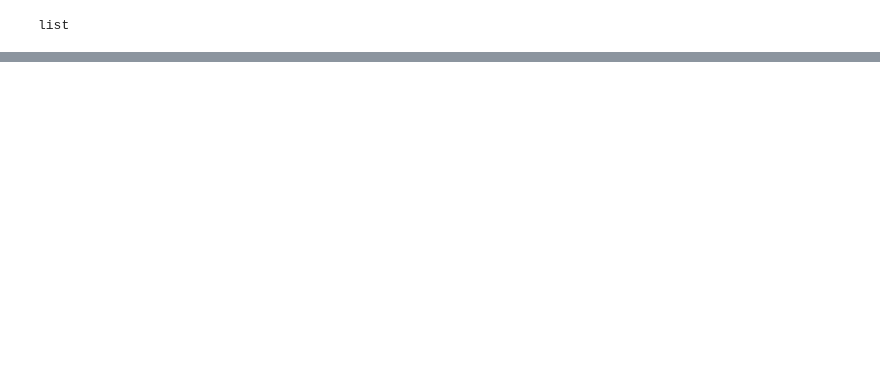
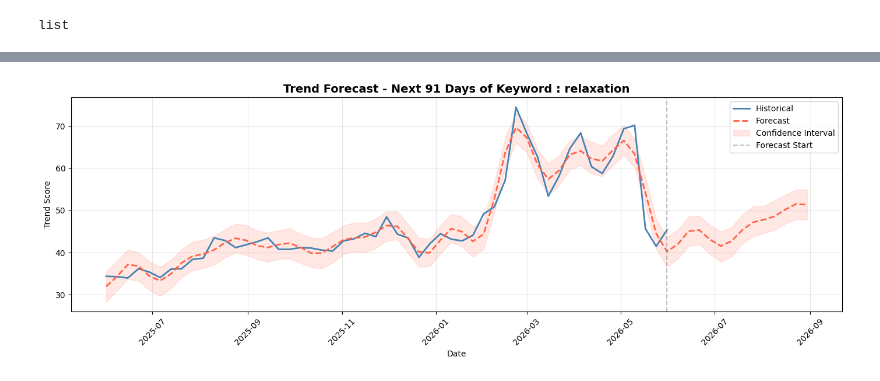
Before and after one commit to writingeye/SingalFlow--SEO_Trend_Detection, a Jupyter notebook: SignalFlow.ipynb, the cells around one changed output, grey strips where cells are left out. Drawn from its saved outputs; the diff is of its cells as text; code cells hidden in the pictures; blank space fills up the shorter version.

```diff
--- a/SignalFlow.ipynb
+++ b/SignalFlow.ipynb
@@ -283,4 +309,0 @@ def classify_regime(row):
-# %%
-combined_df = add_velocity(com)
-print("Dataframe Shape: ",com.shape)
-combined_df.sort_index(ascending=False).head(15)
@@ -329,0 +310,39 @@ forecast_df = run_prophet(combined_df)
+# %%
+# -------------------------
+# Step 1 — prepare input
+# -------------------------
+def prepare_prophet_input(df, weights={"web": 0.5, "youtube": 0.3, "news": 0.2}):
+    df = df.copy()
+    df["weight"]     = df["source"].map(weights)
+    df["y_weighted"] = df["y"] * df["weight"]
+
+    prophet_df = (
+        df
+        .groupby("ds")["y_weighted"]
+        .sum()
+        .reset_index()
+        .rename(columns={"y_weighted": "y"})
+        .dropna()
+    )
+    return prophet_df
+
+
+# -------------------------
+# Step 2 — fit and forecast
+# -------------------------
+def run_prophet(prophet_df, periods=13, freq="W"):
+    model = Prophet(
+        yearly_seasonality=True,
+        weekly_seasonality=False,
+        changepoint_prior_scale=0.05
+    )
+    model.fit(prophet_df)
+    future   = model.make_future_dataframe(periods=periods, freq=freq)
+    forecast = model.predict(future)
+    return model, forecast
+
+# -------------------------
+# Testing
+# -------------------------
+prophet_df          = prepare_prophet_input(combined_df)
+model, forecast = run_prophet(prophet_df)
@@ -503,0 +591,4 @@ keyword_list[0]
+# %%
+plot_forecast(prophet_df, forecast_only)
+# %% [output]
+[figure, added]
```
Also changed, not shown: parts of 38 cells of this notebook.
